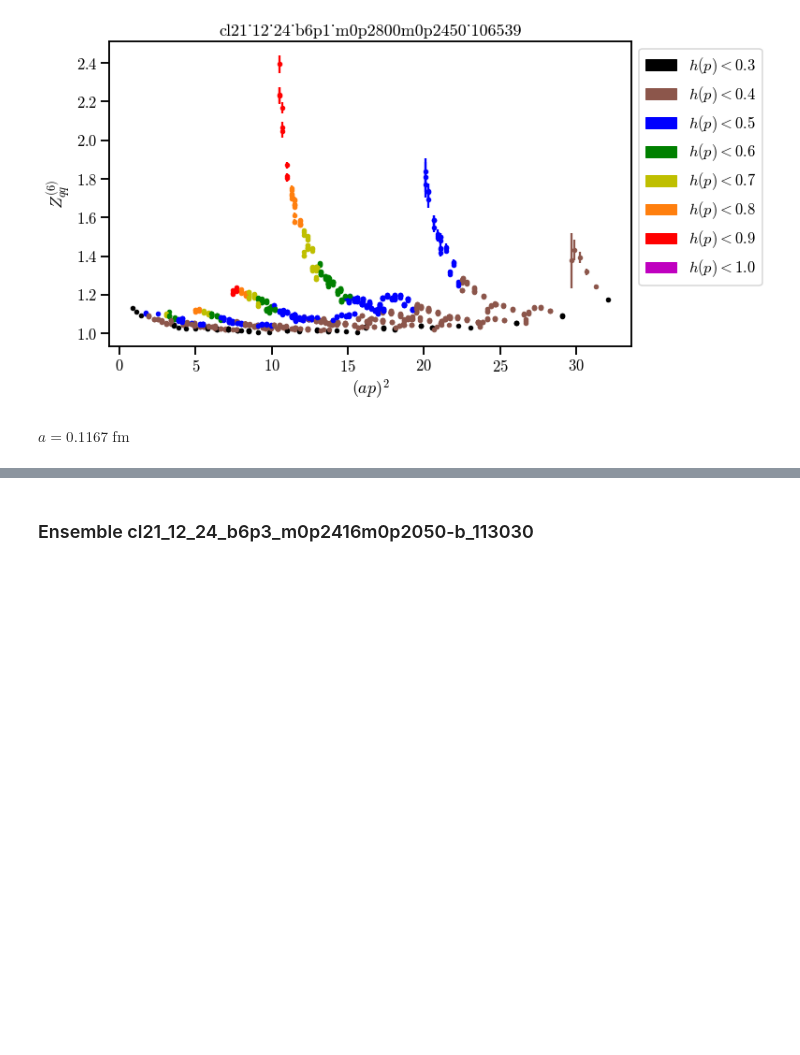
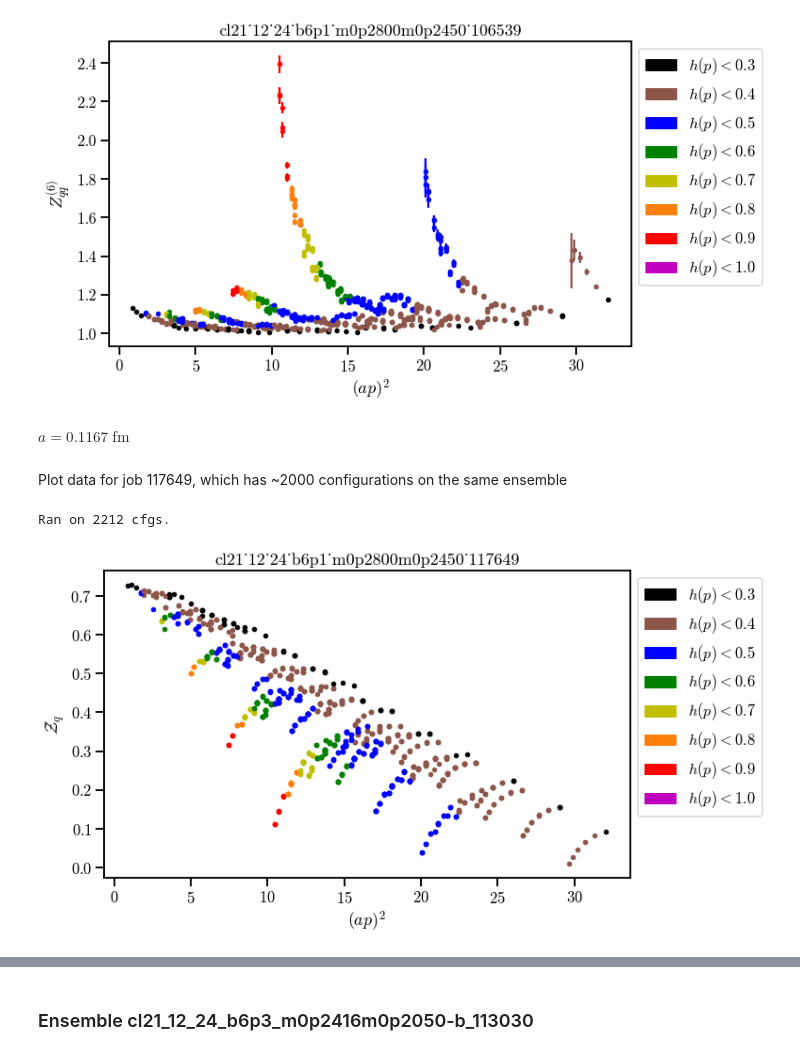
Before and after one commit to poare/lqcd, a Jupyter notebook: gq_mixing/python_scripts/NPR_gq_mixing.ipynb, the cells around one changed output, grey strips where cells are left out. Cells and saved outputs as stored; diff of their text form; code cells hidden in the pictures; blank space fills up the shorter version.

```diff
--- a/gq_mixing/python_scripts/NPR_gq_mixing.ipynb
+++ b/gq_mixing/python_scripts/NPR_gq_mixing.ipynb
@@ -151,3 +157,19 @@ plot_h4_breaking(apsq_list12, Zqq_mix_12_heavy_mu[1], Zqq_mix_12_heavy_sigma[1],
 [figure]
 # %% [markdown]
 $a = 0.1167\;\mathrm{fm}$
+# %% [markdown]
+Plot data for job 117649, which has ~2000 configurations on the same ensemble
+# %%
+l12, t12 = 12, 24
+# file_12_heavy = '/Users/theoares/Dropbox (MIT)/research/gq_mixing/analysis_output/Zqq_106539.h5'
+file_12_heavy = '/Users/theoares/Dropbox (MIT)/research/gq_mixing/analysis_output/Zqq_117649.h5'
+
+Lat12 = Lattice(l12, t12)
+f12_heavy = h5py.File(file_12_heavy, 'r')
+print('Ran on ' + str(f12_heavy['cfgnum'][()]) + ' cfgs.')
+k_list12 = f12_heavy['momenta'][()]
+Zq_12_heavy = np.real(f12_heavy['Zq'][()])
+Zqq_mix_12_heavy = f12_heavy['Zqq_mix'][()]
+f12_heavy.close()
+# %% [output]
+Ran on 2212 cfgs.
@@ -153,0 +182,5 @@ $a = 0.1167\;\mathrm{fm}$
+# %%
+plot_h4_breaking(apsq_list12, Zq_12_heavy_mu, Zq_12_heavy_sigma, '$\mathcal{Z}_q$', color_list12, \
+                 title = 'cl21_12_24_b6p1_m0p2800m0p2450_117649')
+# %% [output]
+[figure, added]
```
Also changed, not shown: parts of 34 cells of this notebook, 28 other files.
